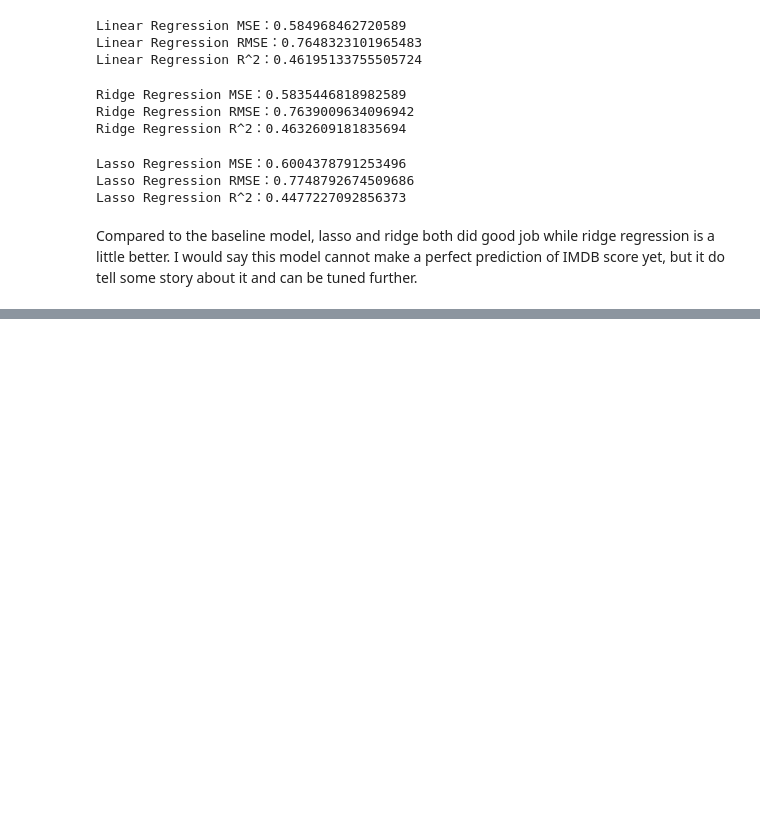
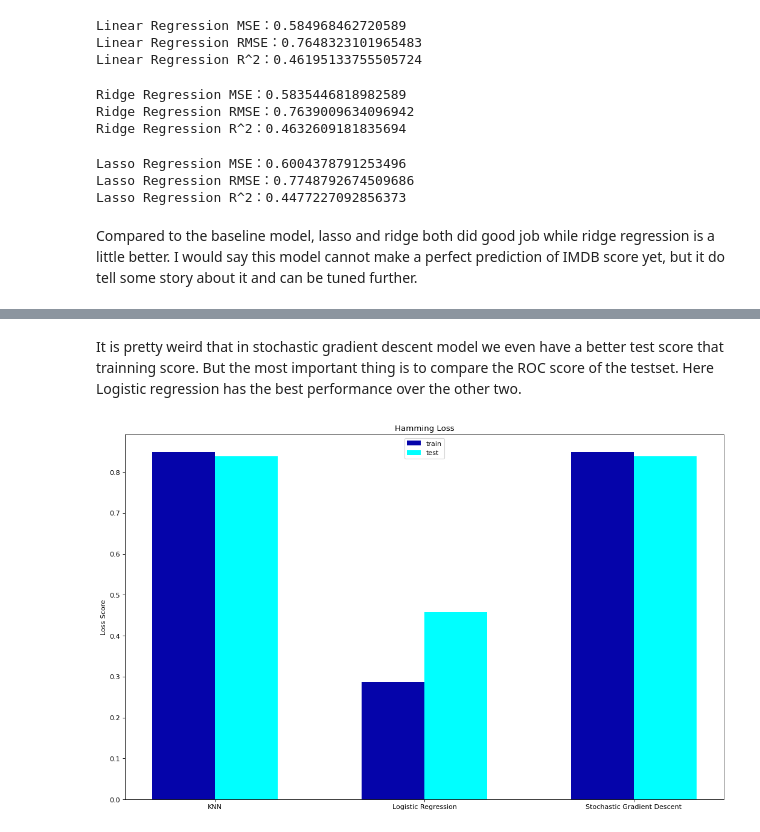
Before and after one commit to parkerhale/demo_project, a Jupyter notebook: IMDB.ipynb, the cells around one changed output, grey strips where cells are left out. Cells and saved outputs as stored; diff of their text form; code cells hidden in the pictures; blank space fills up the shorter version.

```diff
--- a/IMDB.ipynb
+++ b/IMDB.ipynb
@@ -760,0 +994,23 @@ Compared to the baseline model, lasso and ridge both did good job while ridge re
+# %% [markdown]
+It is pretty weird that in stochastic gradient descent model we even have a better test score that trainning score. But the most important thing is to compare the ROC score of the testset. Here Logistic regression has the best performance over the other two.
+# %%
+Model_name = ('KNN','Logistic Regression', 'Stochastic Gradient Descent')
+train_score = [knn_train_hamming, lr_train_hamming,sgdc_train_hamming]
+test_score = [knn_test_hamming, lr_test_hamming, sgdc_test_hamming]
+
+bar_width = 0.3
+index_train = np.arange(len(Model_name))
+index_test = index_train + bar_width
+
+figure(figsize=(16, 10), dpi=80)
+plt.bar(index_train, height=train_score, width=bar_width, color='#0504aa', label='train')
+plt.bar(index_test, height=test_score, width=bar_width, color='#00FFFF', label='test')
+
+plt.legend()
+plt.xticks(index_train + bar_width/2, Model_name)
+plt.ylabel('Loss Score')
+plt.title('Hamming Loss')
+
+plt.show()
+# %% [output]
+[figure, added]
```
Also changed, not shown: parts of 42 cells of this notebook.
